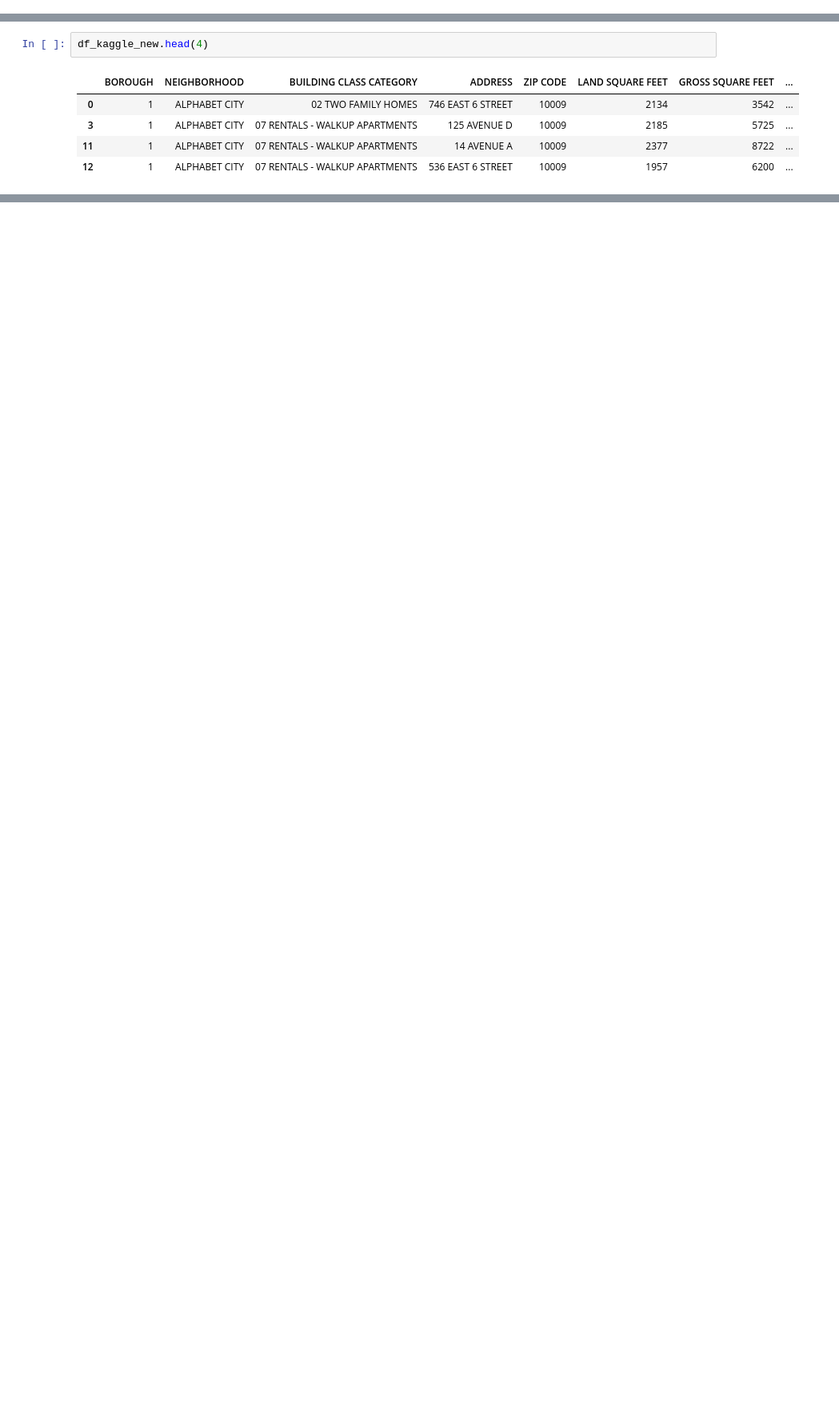
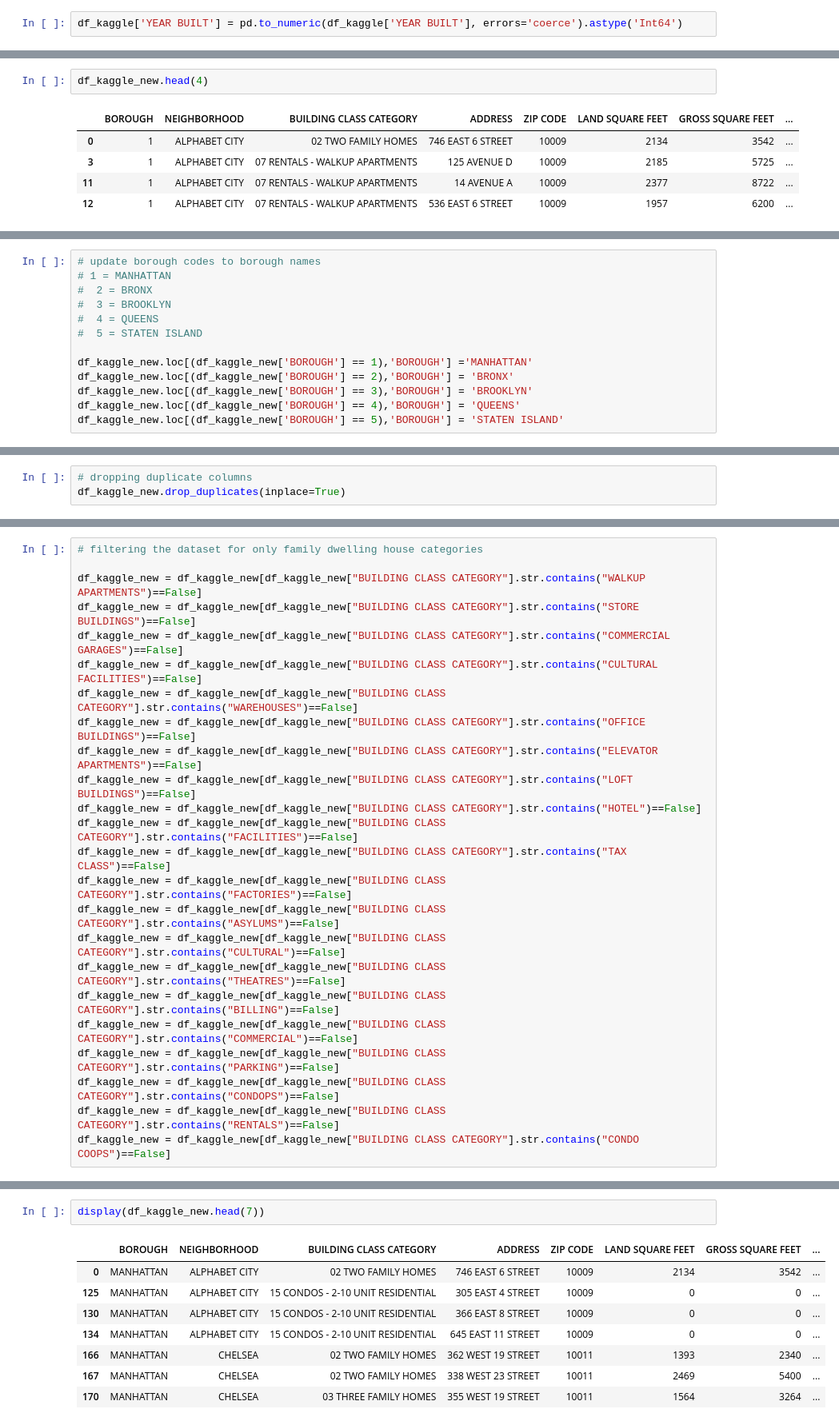
Before and after one commit to ruejo2013/REAL_ESTATE_INVESTMENT_COMPANY_PROJECT, a Jupyter notebook: customer_data.ipynb, the cells around one changed output, grey strips where cells are left out. Shown: that part at 80% size. Drawn from its saved outputs; the diff is of its cells as text; blank space fills up the shorter version.

```diff
--- a/customer_data.ipynb
+++ b/customer_data.ipynb
@@ -160,6 +154,8 @@ df_kaggle['ZIP CODE'] = pd.to_numeric(df_kaggle['ZIP CODE'], errors='coerce').as
 df_kaggle['LAND SQUARE FEET'] = pd.to_numeric(df_kaggle['LAND SQUARE FEET'], errors='coerce').astype('Int64')
 # %%
 df_kaggle['GROSS SQUARE FEET'] = pd.to_numeric(df_kaggle['GROSS SQUARE FEET'], errors='coerce').astype('Int64')
+# %%
+df_kaggle['YEAR BUILT'] = pd.to_numeric(df_kaggle['YEAR BUILT'], errors='coerce').astype('Int64')
 # %%
 df_kaggle.head()
 # %% [output]
@@ -188,0 +187,13 @@ df_kaggle_new.head(4)
+# %%
+# update borough codes to borough names
+# 1 = MANHATTAN
+#  2 = BRONX
+#  3 = BROOKLYN
+#  4 = QUEENS
+#  5 = STATEN ISLAND
+
+df_kaggle_new.loc[(df_kaggle_new['BOROUGH'] == 1),'BOROUGH'] ='MANHATTAN'
+df_kaggle_new.loc[(df_kaggle_new['BOROUGH'] == 2),'BOROUGH'] = 'BRONX'
+df_kaggle_new.loc[(df_kaggle_new['BOROUGH'] == 3),'BOROUGH'] = 'BROOKLYN'
+df_kaggle_new.loc[(df_kaggle_new['BOROUGH'] == 4),'BOROUGH'] = 'QUEENS'
+df_kaggle_new.loc[(df_kaggle_new['BOROUGH'] == 5),'BOROUGH'] = 'STATEN ISLAND'
@@ -188,0 +219,3 @@ df_kaggle_new.head(4)
+# %%
+# dropping duplicate columns
+df_kaggle_new.drop_duplicates(inplace=True)
@@ -188,0 +231,24 @@ df_kaggle_new.head(4)
+# %%
+# filtering the dataset for only family dwelling house categories
+
+df_kaggle_new = df_kaggle_new[df_kaggle_new["BUILDING CLASS CATEGORY"].str.contains("WALKUP APARTMENTS")==False]
+df_kaggle_new = df_kaggle_new[df_kaggle_new["BUILDING CLASS CATEGORY"].str.contains("STORE BUILDINGS")==False]
+df_kaggle_new = df_kaggle_new[df_kaggle_new["BUILDING CLASS CATEGORY"].str.contains("COMMERCIAL GARAGES")==False]
+df_kaggle_new = df_kaggle_new[df_kaggle_new["BUILDING CLASS CATEGORY"].str.contains("CULTURAL FACILITIES")==False]
+df_kaggle_new = df_kaggle_new[df_kaggle_new["BUILDING CLASS CATEGORY"].str.contains("WAREHOUSES")==False]
+df_kaggle_new = df_kaggle_new[df_kaggle_new["BUILDING CLASS CATEGORY"].str.contains("OFFICE BUILDINGS")==False]
+df_kaggle_new = df_kaggle_new[df_kaggle_new["BUILDING CLASS CATEGORY"].str.contains("ELEVATOR APARTMENTS")==False]
+df_kaggle_new = df_kaggle_new[df_kaggle_new["BUILDING CLASS CATEGORY"].str.contains("LOFT BUILDINGS")==False]
+df_kaggle_new = df_kaggle_new[df_kaggle_new["BUILDING CLASS CATEGORY"].str.contains("HOTEL")==False]
+df_kaggle_new = df_kaggle_new[df_kaggle_new["BUILDING CLASS CATEGORY"].str.contains("FACILITIES")==False]
+df_kaggle_new = df_kaggle_new[df_kaggle_new["BUILDING CLASS CATEGORY"].str.contains("TAX CLASS")==False]
+df_kaggle_new = df_kaggle_new[df_kaggle_new["BUILDING CLASS CATEGORY"].str.contains("FACTORIES")==False]
+df_kaggle_new = df_kaggle_new[df_kaggle_new["BUILDING CLASS CATEGORY"].str.contains("ASYLUMS")==False]
+df_kaggle_new = df_kaggle_new[df_kaggle_new["BUILDING CLASS CATEGORY"].str.contains("CULTURAL")==False]
+df_kaggle_new = df_kaggle_new[df_kaggle_new["BUILDING CLASS CATEGORY"].str.contains("THEATRES")==False]
+df_kaggle_new = df_kaggle_new[df_kaggle_new["BUILDING CLASS CATEGORY"].str.contains("BILLING")==False]
+df_kaggle_new = df_kaggle_new[df_kaggle_new["BUILDING CLASS CATEGORY"].str.contains("COMMERCIAL")==False]
+df_kaggle_new = df_kaggle_new[df_kaggle_new["BUILDING CLASS CATEGORY"].str.contains("PARKING")==False]
+df_kaggle_new = df_kaggle_new[df_kaggle_new["BUILDING CLASS CATEGORY"].str.contains("CONDOPS")==False]
+df_kaggle_new = df_kaggle_new[df_kaggle_new["BUILDING CLASS CATEGORY"].str.contains("RENTALS")==False]
+df_kaggle_new = df_kaggle_new[df_kaggle_new["BUILDING CLASS CATEGORY"].str.contains("CONDO COOPS")==False]
@@ -188,0 +259,11 @@ df_kaggle_new.head(4)
+# %%
+display(df_kaggle_new.head(7))
+# %% [output]
+|  | BOROUGH | NEIGHBORHOOD | BUILDING CLASS CATEGORY | ADDRESS | ZIP CODE | LAND SQUARE FEET | GROSS SQUARE FEET | ... |
+| 0 | MANHATTAN | ALPHABET CITY | 02 TWO FAMILY HOMES | 746 EAST 6 STREET | 10009 | 2134 | 3542 | ... |
+| 125 | MANHATTAN | ALPHABET CITY | 15 CONDOS - 2-10 UNIT RESIDENTIAL | 305 EAST 4 STREET | 10009 | 0 | 0 | ... |
+| 130 | MANHATTAN | ALPHABET CITY | 15 CONDOS - 2-10 UNIT RESIDENTIAL | 366 EAST 8 STREET | 10009 | 0 | 0 | ... |
+| 134 | MANHATTAN | ALPHABET CITY | 15 CONDOS - 2-10 UNIT RESIDENTIAL | 645 EAST 11 STREET | 10009 | 0 | 0 | ... |
+| 166 | MANHATTAN | CHELSEA | 02 TWO FAMILY HOMES | 362 WEST 19 STREET | 10011 | 1393 | 2340 | ... |
+| 167 | MANHATTAN | CHELSEA | 02 TWO FAMILY HOMES | 338 WEST 23 STREET | 10011 | 2469 | 5400 | ... |
+| 170 | MANHATTAN | CHELSEA | 03 THREE FAMILY HOMES | 355 WEST 19 STREET | 10011 | 1564 | 3264 | ... |
```
Also changed, not shown: parts of 42 cells of this notebook, 3 other files.
